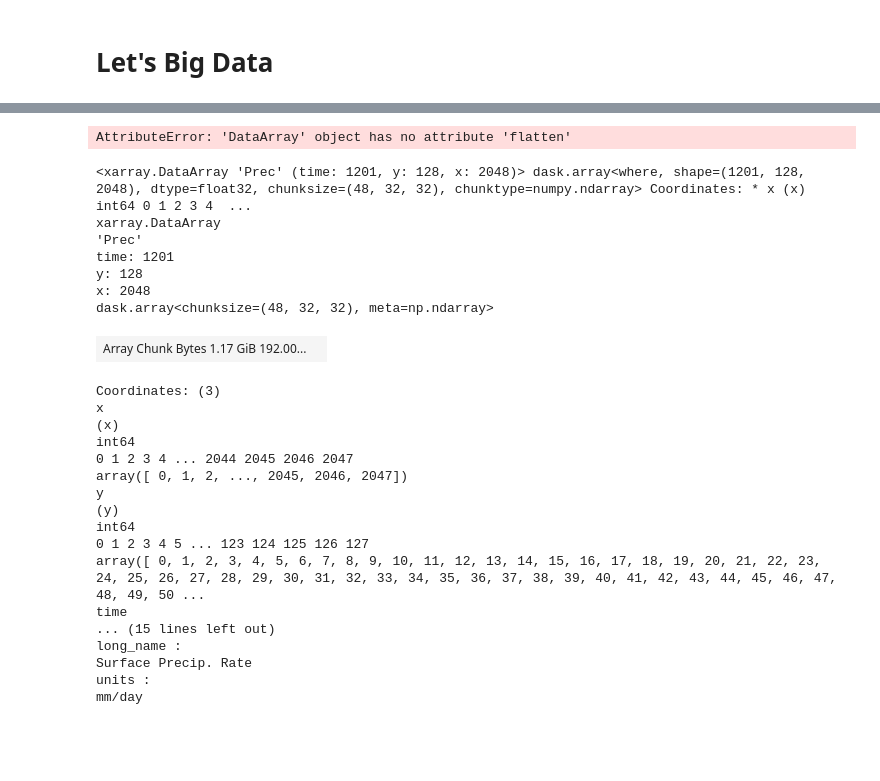
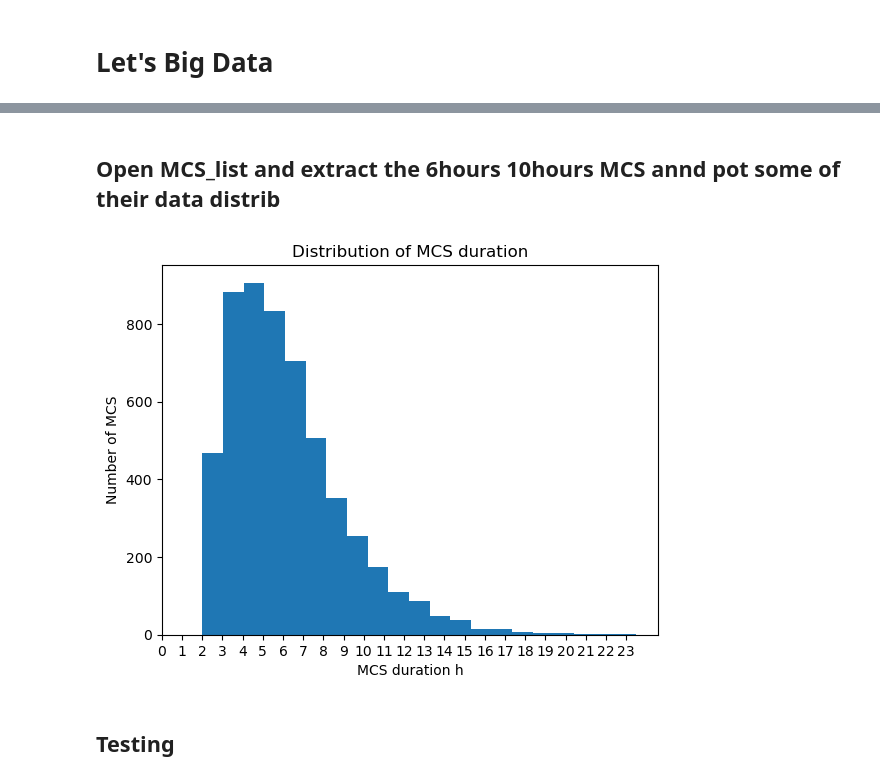
Before and after one commit to bfildier/stage-2023-multiscale-extremes, a Jupyter notebook: scripts/MCS_Age_over_XNatPrecip.ipynb, the cells around one changed output, grey strips where cells are left out. Drawn from its saved outputs; the diff is of its cells as text; code cells hidden in the pictures; blank space fills up the shorter version.

```diff
--- a/scripts/MCS_Age_over_XNatPrecip.ipynb
+++ b/scripts/MCS_Age_over_XNatPrecip.ipynb
@@ -68,10 +59,0 @@ Data variables: (12/69)
-# %%
-ds_SAM_shape= ds["Prec"].shape
-#ds_SAM_Prec = ds_SAM["Prec"].stack(flat=('time', 'y', 'x')).to_numpy()
-#ds_SAM_Prec.reshape(ds_SAM_shape)[226, 76, 1747] ## to retrieve the PRec in original shape or ds_SAM["Prec"].to_numpy()
-dist_SAM_Prec = cs.Distribution(name="SAM Precipitation", bintype = "invlogQ", nd = 6, fill_last_decade=True)
-dist_SAM_Prec.computeDistribution(sample = ds["Prec"].stack(flat=('time', 'y', 'x')))
-dist_SAM_Prec.storeSamplePoints(sample = ds["Prec"].stack(flat=('time', 'y', 'x')), sizemax = None)
-SAM_Prec_bin_loc = dist_SAM_Prec.bin_locations
-# %% [output]
-AttributeError: 'DataArray' object has no attribute 'flatten'
@@ -86,28 +60,31 @@ da = ds["Prec"].where(mask)
-# %%
-da
-# %% [output]
-<xarray.DataArray 'Prec' (time: 1201, y: 128, x: 2048)> dask.array<where, shape=(1201, 128, 2048), dtype=float32, chunksize=(48, 32, 32), chunktype=numpy.ndarray> Coordinates: * x (x) int64 0 1 2 3 4  ...
-xarray.DataArray
-'Prec'
-time: 1201
-y: 128
-x: 2048
-dask.array<chunksize=(48, 32, 32), meta=np.ndarray>
-| Array Chunk Bytes 1.17 GiB 192.00... |  |
-Coordinates: (3)
-x
-(x)
-int64
-0 1 2 3 4 ... 2044 2045 2046 2047
-array([ 0, 1, 2, ..., 2045, 2046, 2047])
-y
-(y)
-int64
-0 1 2 3 4 5 ... 123 124 125 126 127
-array([ 0, 1, 2, 3, 4, 5, 6, 7, 8, 9, 10, 11, 12, 13, 14, 15, 16, 17, 18, 19, 20, 21, 22, 23, 24, 25, 26, 27, 28, 29, 30, 31, 32, 33, 34, 35, 36, 37, 38, 39, 40, 41, 42, 43, 44, 45, 46, 47, 48, 49, 50 ...
-time
-... (15 lines left out)
-long_name :
-Surface Precip. Rate
-units :
-mm/day
+# %% [markdown]
+## Open MCS_list and extract the 6hours 10hours MCS annd pot some of their data distrib
+# %%
+## Import MCS list and prepare label list
+
+from load_TOOCAN_DYAMOND_modif_BenAndMax import load_TOOCAN_DYAMOND
+MCS = load_TOOCAN_DYAMOND(file_tracking)
+MCS_labels = [MCS[i].label for i in range(len(MCS))]
+
+## function to retrieve the indexes in MCS by MCS labels, could be put in myFuncs but need label_list from the tracking file
+
+def idx_by_label(labels, label_list = MCS_labels):
+    idxs = [label_list.index(label) for label in labels]
+    return idxs
+# %%
+%matplotlib inline
+MCS_durations = [MCS[i].duration for i in range(len(MCS))]
+# plot the distribution of MCS duration
+plt.hist([MCS[i].duration for i in range(len(MCS))], bins = (max(MCS_durations)- min(MCS_durations))//2)
+
+#xticks are half hourly make them hourly
+tick_locs = np.arange(0, max(MCS_durations), 2)
+tick_labels = np.arange(0, max(MCS_durations),2)//2
+plt.xticks(tick_locs, tick_labels)
+
+plt.xlabel("MCS duration h")
+plt.ylabel("Number of MCS")
+plt.title("Distribution of MCS duration")
+plt.show()
+# %% [output]
+[figure, added]
@@ -113,0 +97,2 @@ mm/day
+# %% [markdown]
+## Testing
```
Also changed, not shown: parts of 18 cells of this notebook, 3 other files.
